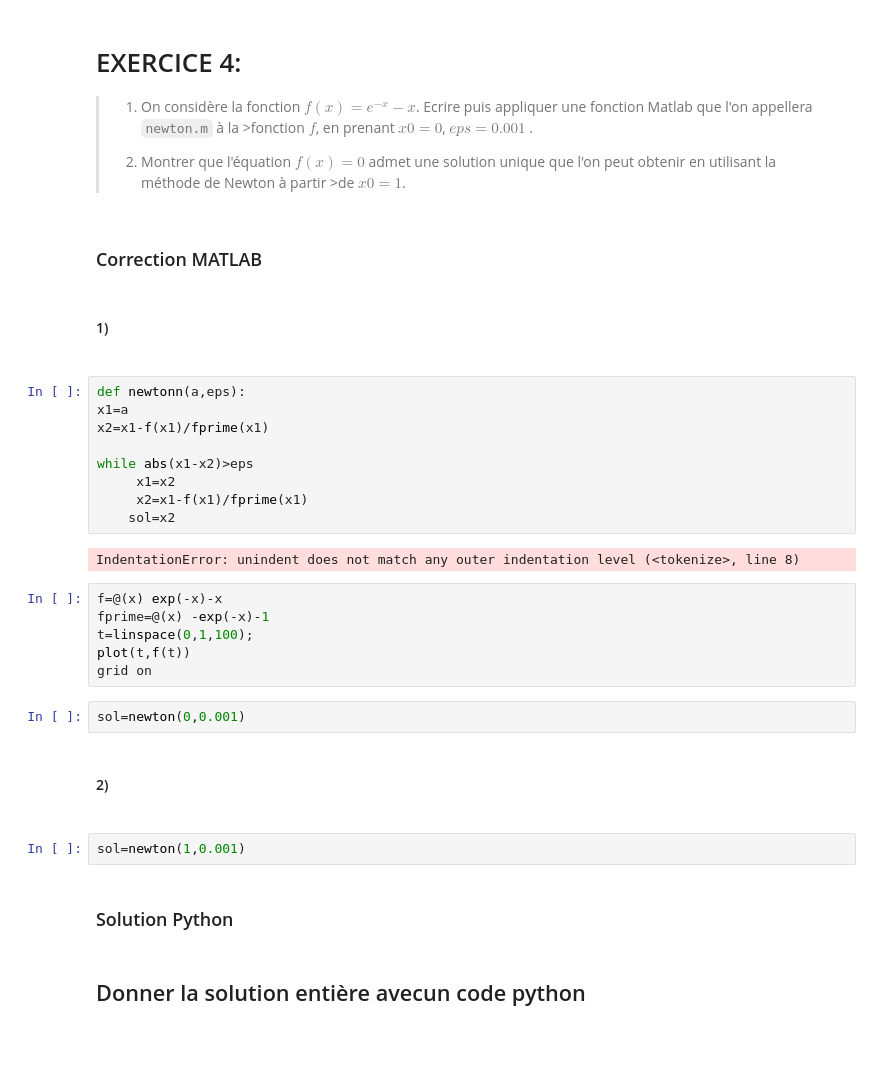
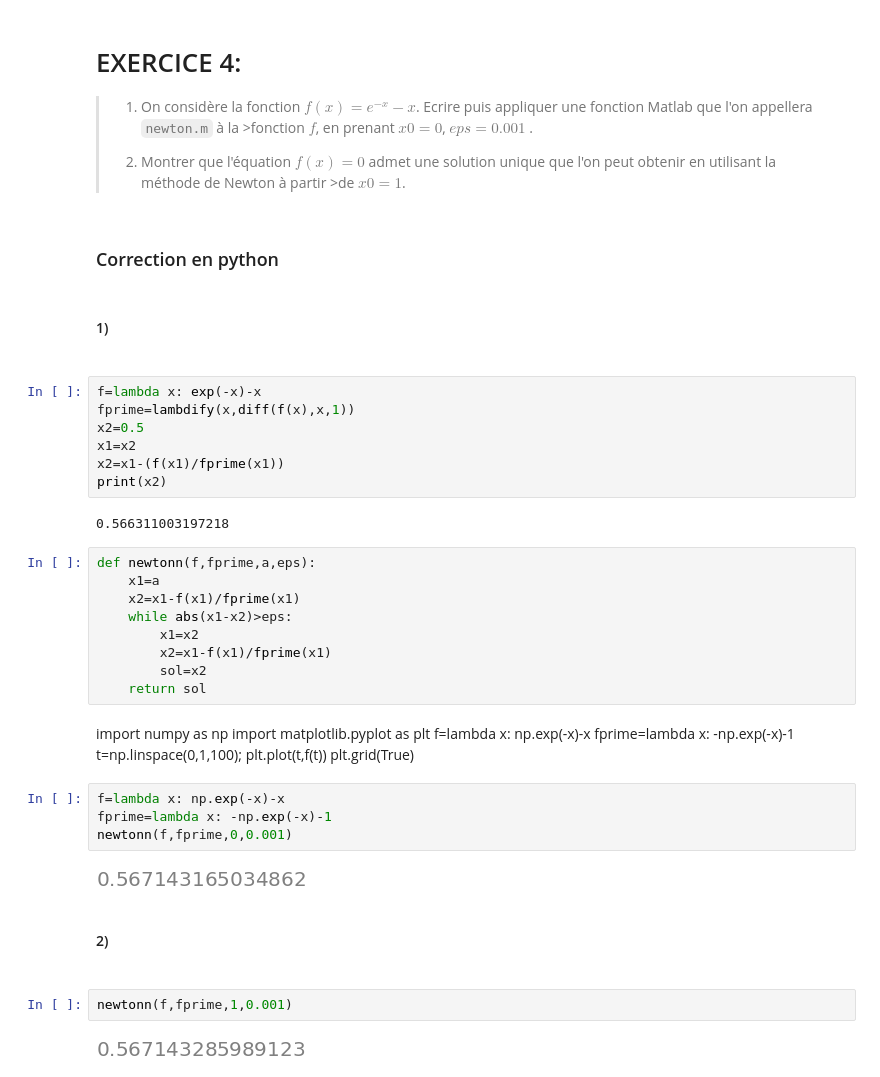
Before and after one commit to lindabouallegue/Analyse_Numerique, a Jupyter notebook: TP1/TP1_E.ipynb, the cells around one changed output. Drawn from its saved outputs; the diff is of its cells as text; blank space fills up the shorter version.

```diff
--- a/TP1/TP1_E.ipynb
+++ b/TP1/TP1_E.ipynb
@@ -543,33 +593,44 @@ Donner le nombre d'itération pour chaque méthode convergent e
 >
 >2) Montrer que l'équation $f(x)=0$ admet une solution unique que l'on peut obtenir en utilisant la méthode de Newton à partir >de $x0=1$.
 # %% [markdown]
-### Correction MATLAB
+### Correction en python
 # %% [markdown]
 #### 1) <h4>
+# %%
+f=lambda x: exp(-x)-x
+fprime=lambdify(x,diff(f(x),x,1))
+x2=0.5
+x1=x2
+x2=x1-(f(x1)/fprime(x1))
+print(x2)
+# %% [output]
+0.566311003197218
 # %%
-def newtonn(a,eps):
-x1=a
-x2=x1-f(x1)/fprime(x1)
-
-while abs(x1-x2)>eps
-     x1=x2
-     x2=x1-f(x1)/fprime(x1)
-    sol=x2
+def newtonn(f,fprime,a,eps):
+    x1=a
+    x2=x1-f(x1)/fprime(x1)
+    while abs(x1-x2)>eps:
+        x1=x2
+        x2=x1-f(x1)/fprime(x1)
+        sol=x2
+    return sol
-# %% [output]
-IndentationError: unindent does not match any outer indentation level (<tokenize>, line 8)
+# %% [markdown]
+import numpy as np
+import matplotlib.pyplot as plt
+f=lambda x: np.exp(-x)-x
+fprime=lambda x: -np.exp(-x)-1
+t=np.linspace(0,1,100);
+plt.plot(t,f(t))
+plt.grid(True)
 # %%
-f=@(x) exp(-x)-x
-fprime=@(x) -exp(-x)-1
-t=linspace(0,1,100);
-plot(t,f(t))
-grid on
+f=lambda x: np.exp(-x)-x
+fprime=lambda x: -np.exp(-x)-1
+newtonn(f,fprime,0,0.001)
+# %% [output]
+[figure, added]
-# %%
-sol=newton(0,0.001)
 # %% [markdown]
 #### 2) <h4>
 # %%
-sol=newton(1,0.001)
+newtonn(f,fprime,1,0.001)
+# %% [output]
+[figure, added]
-# %% [markdown]
-### Solution Python
-# %% [markdown]
-## Donner la solution entière avecun code python
```
Also changed, not shown: parts of 9 cells of this notebook.
